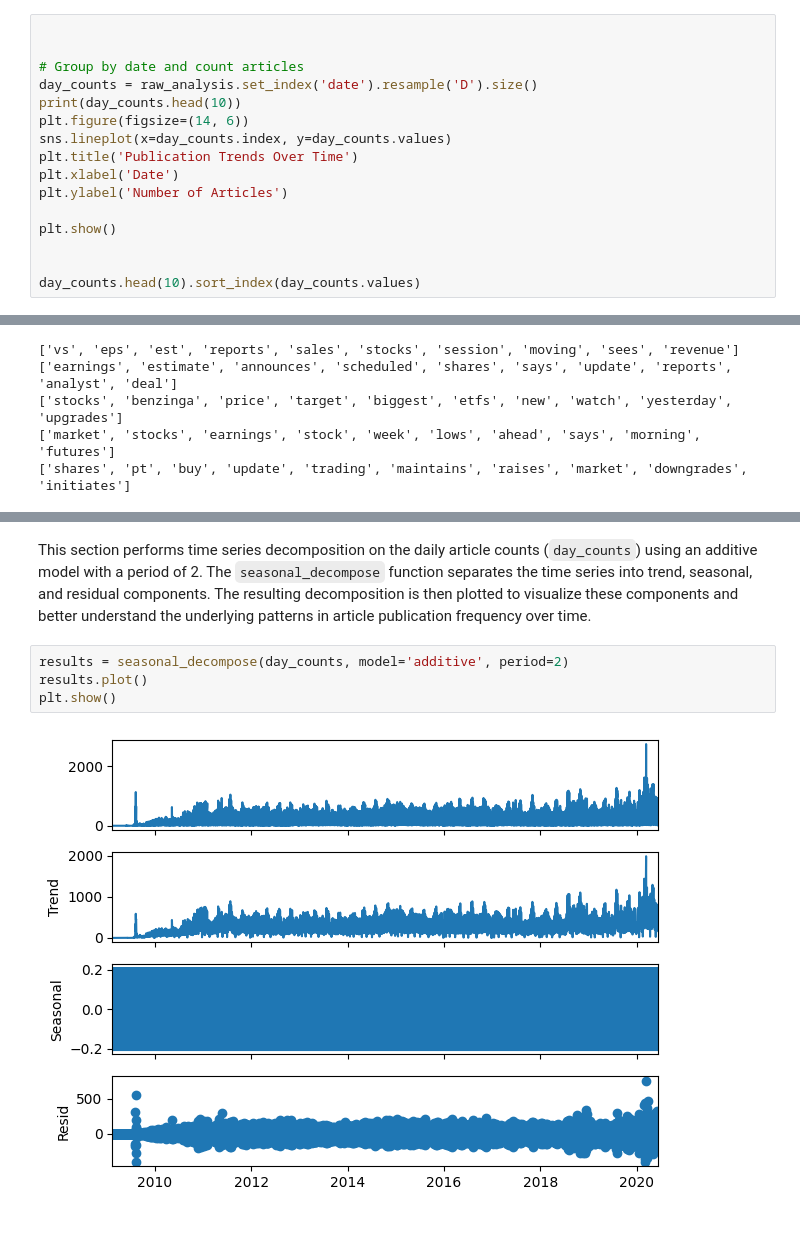
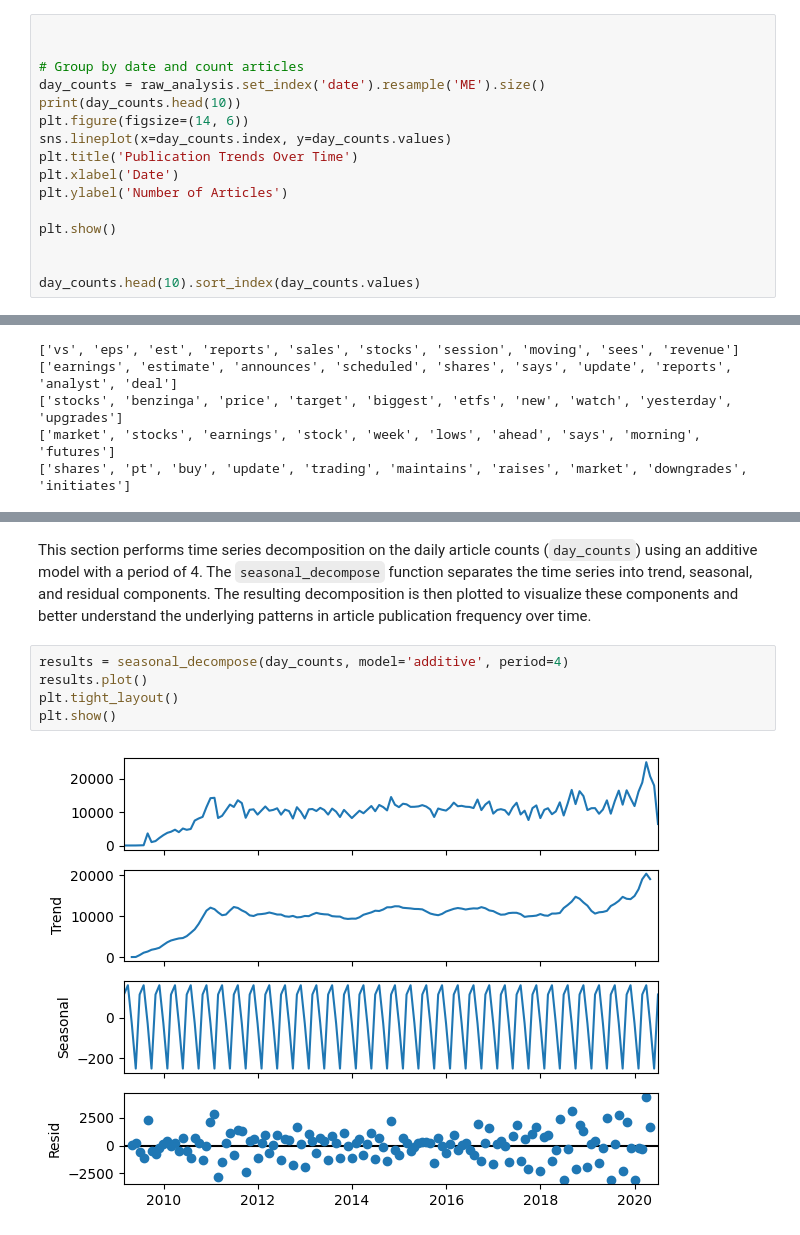
Before and after one commit to mikek1337/Predicting-Price-Moves-with-News-Sentiment-Week1, a Jupyter notebook: notebooks/publication-analysis.ipynb, the cells around one changed output, grey strips where cells are left out. Drawn from its saved outputs; the diff is of its cells as text.

Commit message:
Implement code changes to enhance functionality and improve performance

```diff
--- a/notebooks/publication-analysis.ipynb
+++ b/notebooks/publication-analysis.ipynb
@@ -103,7 +115,7 @@ plt.show()
 
 
 # Group by date and count articles
-day_counts = raw_analysis.set_index('date').resample('D').size()
+day_counts = raw_analysis.set_index('date').resample('ME').size()
 print(day_counts.head(10))
 plt.figure(figsize=(14, 6))
 sns.lineplot(x=day_counts.index, y=day_counts.values)
@@ -212,8 +224,9 @@ plt.show()
 # %% [markdown]
-This section performs time series decomposition on the daily article counts (`day_counts`) using an additive model with a period of 2. The `seasonal_decompose` function separates the time series into trend, seasonal, and residual components. The resulting decomposition is then plotted to visualize these components and better understand the underlying patterns in article publication frequency over time.
+This section performs time series decomposition on the daily article counts (`day_counts`) using an additive model with a period of 4. The `seasonal_decompose` function separates the time series into trend, seasonal, and residual components. The resulting decomposition is then plotted to visualize these components and better understand the underlying patterns in article publication frequency over time.
 # %%
-results = seasonal_decompose(day_counts, model='additive', period=2)
+results = seasonal_decompose(day_counts, model='additive', period=4)
 results.plot()
+plt.tight_layout()
 plt.show()
 # %% [output]
-[figure, old version]
+[figure, new version]
```
Also changed, not shown: parts of 4 cells of this notebook.
